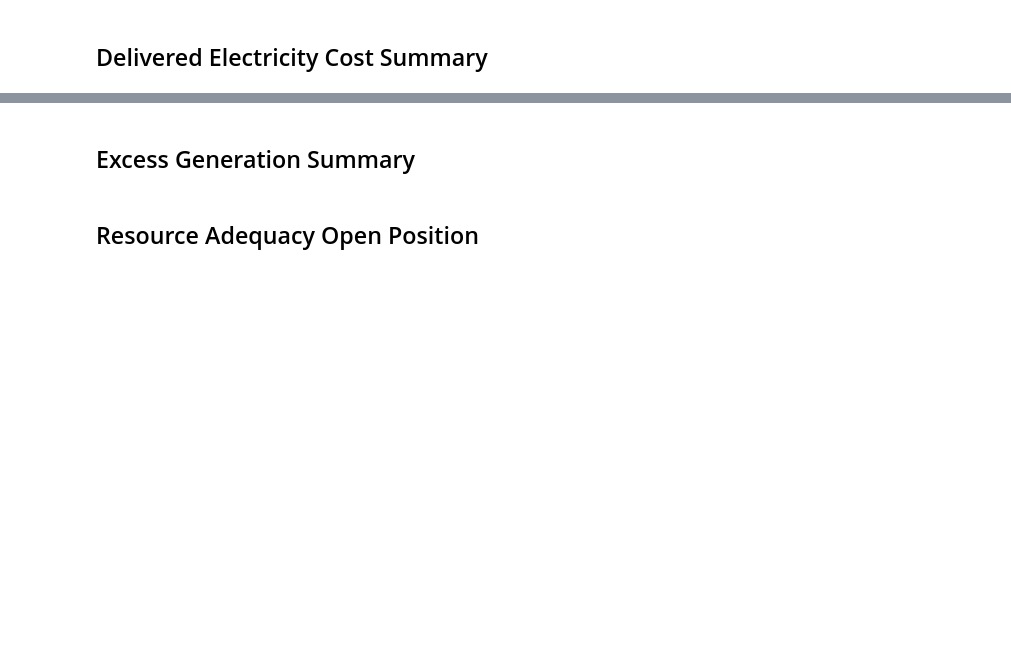
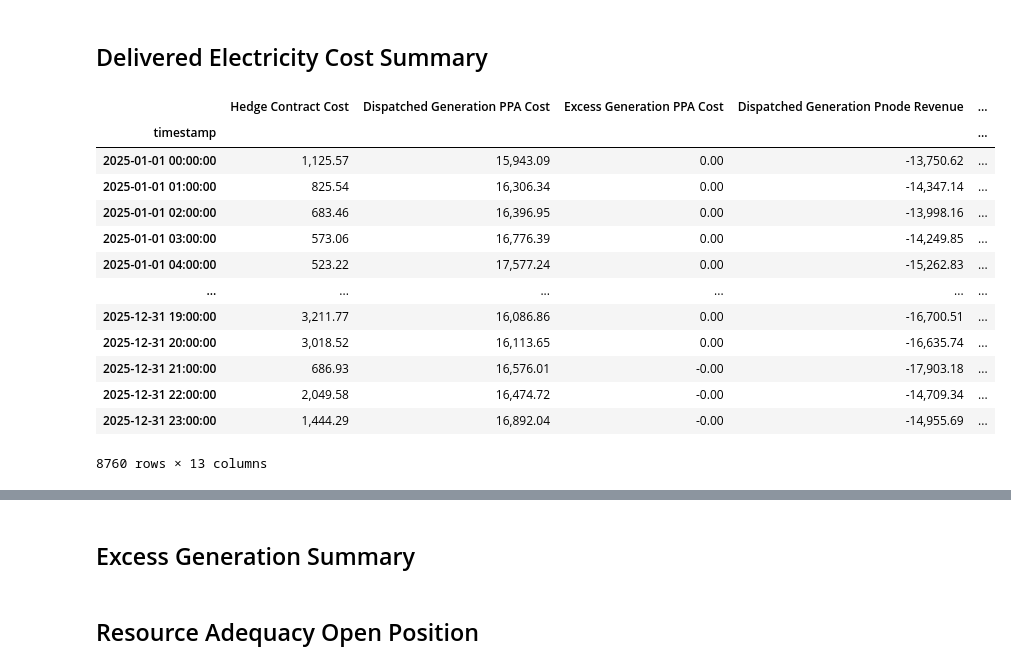
Before and after one commit to pencleanenergy/MATCH-model, a Jupyter notebook: switch_model/reporting/summary_report_update.ipynb, the cells around one changed output, grey strips where cells are left out. Drawn from its saved outputs; the diff is of its cells as text; code cells hidden in the pictures; blank space fills up the shorter version.

```diff
--- a/switch_model/reporting/summary_report_update.ipynb
+++ b/switch_model/reporting/summary_report_update.ipynb
@@ -50,6 +69,11 @@ hybrid_pair = hybrid_pair_dict(generation_projects_info)
 costs_by_gen = pd.read_csv(data_dir / 'costs_by_gen.csv')
 storage_dispatch = pd.read_csv(data_dir / 'storage_dispatch.csv')
 dispatch = pd.read_csv(data_dir / 'dispatch.csv')
+system_power = pd.read_csv(data_dir / 'system_power.csv')
+costs_by_tp = pd.read_csv(data_dir / 'costs_by_tp.csv')
+RA_summary = pd.read_csv(data_dir / 'RA_summary.csv')
+fixed_costs = pd.read_csv(inputs_dir / 'fixed_costs.csv')
+rec_value = pd.read_csv(inputs_dir / 'rec_value.csv').loc[0,'rec_resale_value'].item()
 
 
 technology_color_map = {'Hydro ROR':'Purple',
@@ -160,3 +158,21 @@ delivered_energy_pie.show()
 [interactive output not drawn]
 # %% [markdown]
 ## Delivered Electricity Cost Summary
+# %%
+hourly_costs = hourly_cost_of_power(system_power, costs_by_tp, RA_summary, gen_cap, storage_dispatch, fixed_costs, rec_value, load_balance)
+hourly_costs
+# %% [output]
+|  | Hedge Contract Cost | Dispatched Generation PPA Cost | Excess Generation PPA Cost | Dispatched Generation Pnode Revenue | ... |
+| timestamp |  |  |  |  | ... |
+| 2025-01-01 00:00:00 | 1,125.57 | 15,943.09 | 0.00 | -13,750.62 | ... |
+| 2025-01-01 01:00:00 | 825.54 | 16,306.34 | 0.00 | -14,347.14 | ... |
+| 2025-01-01 02:00:00 | 683.46 | 16,396.95 | 0.00 | -13,998.16 | ... |
+| 2025-01-01 03:00:00 | 573.06 | 16,776.39 | 0.00 | -14,249.85 | ... |
+| 2025-01-01 04:00:00 | 523.22 | 17,577.24 | 0.00 | -15,262.83 | ... |
+| ... | ... | ... | ... | ... | ... |
+| 2025-12-31 19:00:00 | 3,211.77 | 16,086.86 | 0.00 | -16,700.51 | ... |
+| 2025-12-31 20:00:00 | 3,018.52 | 16,113.65 | 0.00 | -16,635.74 | ... |
+| 2025-12-31 21:00:00 | 686.93 | 16,576.01 | -0.00 | -17,903.18 | ... |
+| 2025-12-31 22:00:00 | 2,049.58 | 16,474.72 | -0.00 | -14,709.34 | ... |
+| 2025-12-31 23:00:00 | 1,444.29 | 16,892.04 | -0.00 | -14,955.69 | ... |
+8760 rows × 13 columns
```
Also changed, not shown: parts of 8 cells of this notebook, 7 other files.
